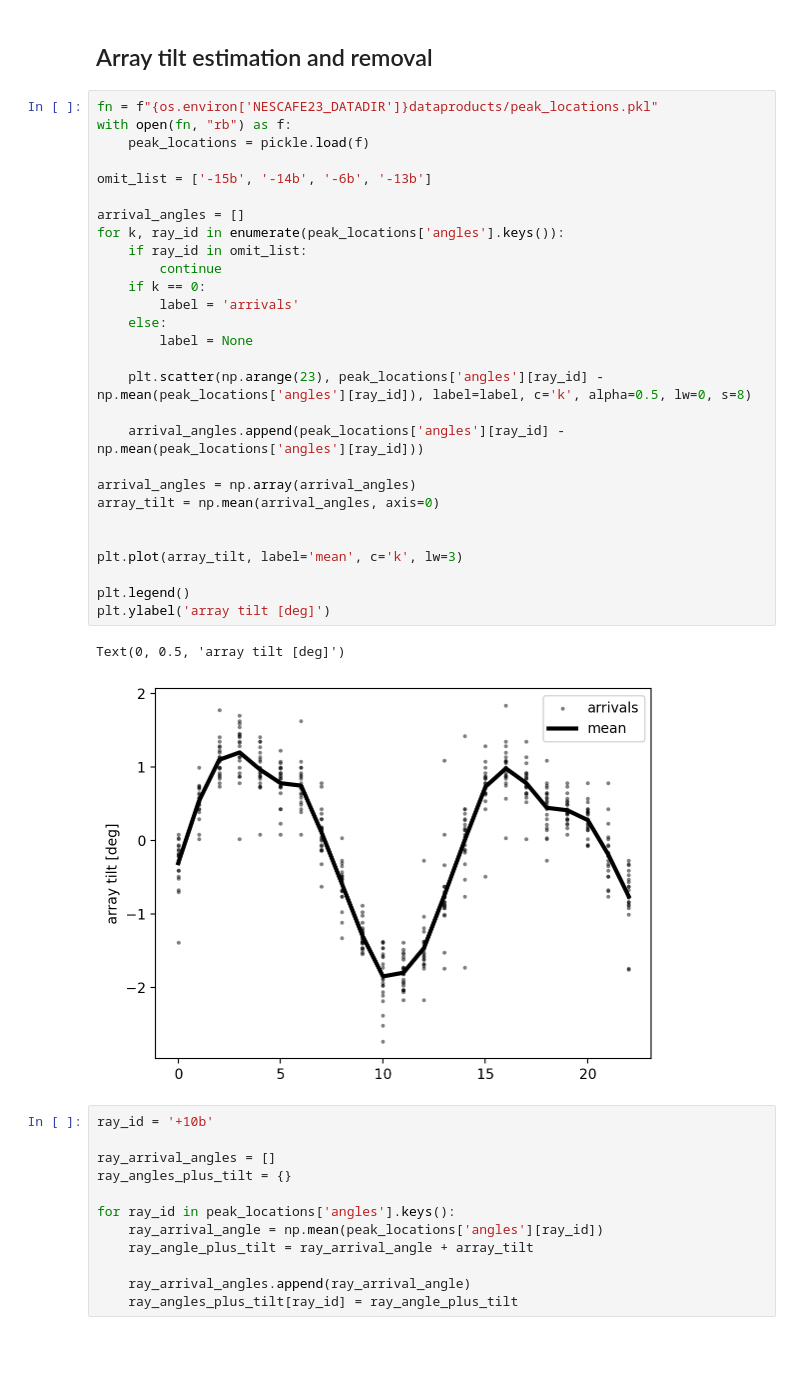
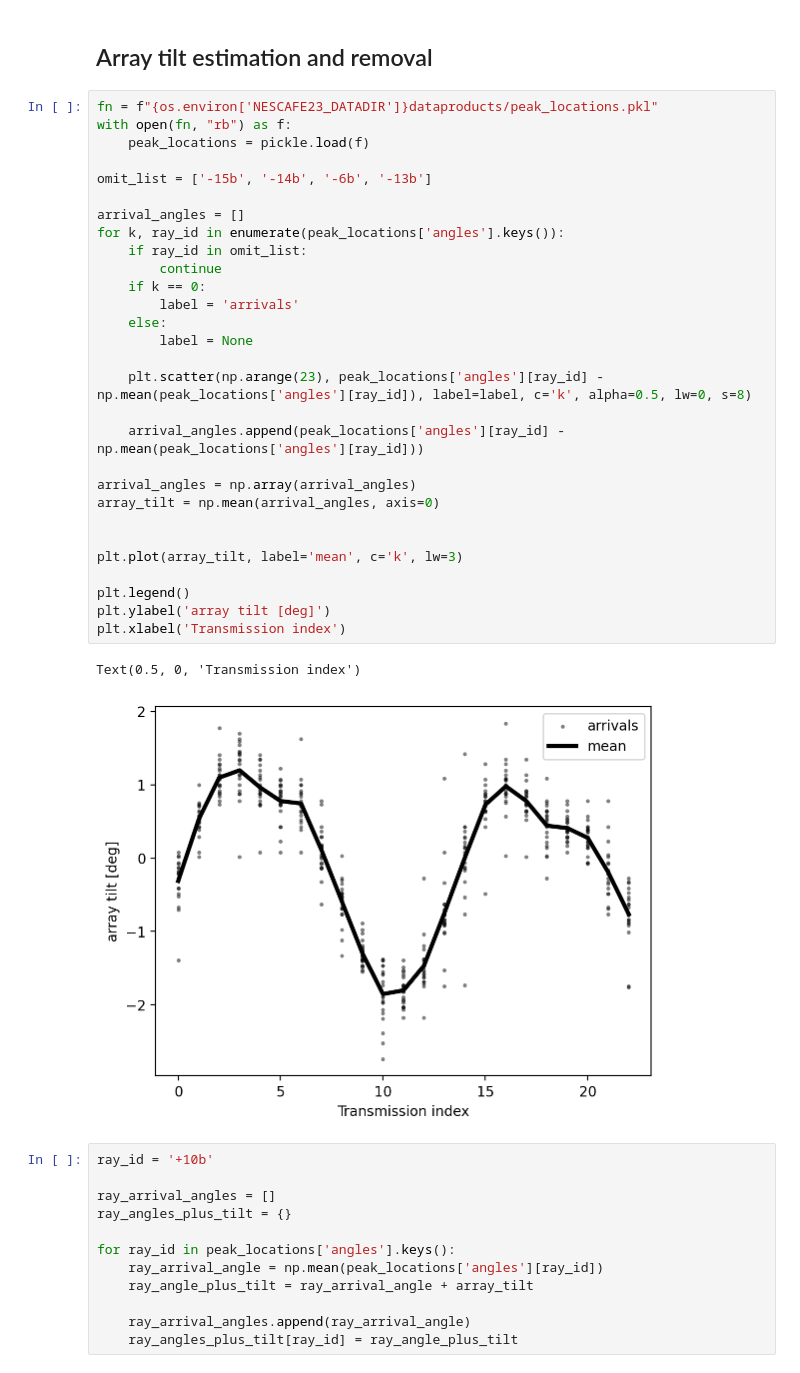
Before and after one commit to John-Ragland/n23_fluctuations_ragland, a Jupyter notebook: notebooks/publication_figures/receptions.ipynb, the cells around one changed output. Cells and saved outputs as stored; diff of their text form; blank space fills up the shorter version.

```diff
--- a/notebooks/publication_figures/receptions.ipynb
+++ b/notebooks/publication_figures/receptions.ipynb
@@ -243,34 +243,35 @@ reception_figures[0].save(
 # %%
 fn = f"{os.environ['NESCAFE23_DATADIR']}dataproducts/peak_locations.pkl"
 with open(fn, "rb") as f:
     peak_locations = pickle.load(f)
 
 omit_list = ['-15b', '-14b', '-6b', '-13b']
 
 arrival_angles = []
 for k, ray_id in enumerate(peak_locations['angles'].keys()):
     if ray_id in omit_list:
         continue
     if k == 0:
         label = 'arrivals'
     else:
         label = None
 
     plt.scatter(np.arange(23), peak_locations['angles'][ray_id] - np.mean(peak_locations['angles'][ray_id]), label=label, c='k', alpha=0.5, lw=0, s=8)
 
     arrival_angles.append(peak_locations['angles'][ray_id] - np.mean(peak_locations['angles'][ray_id]))
 
 arrival_angles = np.array(arrival_angles)
 array_tilt = np.mean(arrival_angles, axis=0)
 
 
 plt.plot(array_tilt, label='mean', c='k', lw=3)
 
 plt.legend()
 plt.ylabel('array tilt [deg]')
+plt.xlabel('Transmission index')
 # %% [output]
-Text(0, 0.5, 'array tilt [deg]')
+Text(0.5, 0, 'Transmission index')
-[figure, old version]
+[figure, new version]
 # %%
 ray_id = '+10b'
 
```
Also changed, not shown: parts of 1 cell of this notebook, 6 other files.
